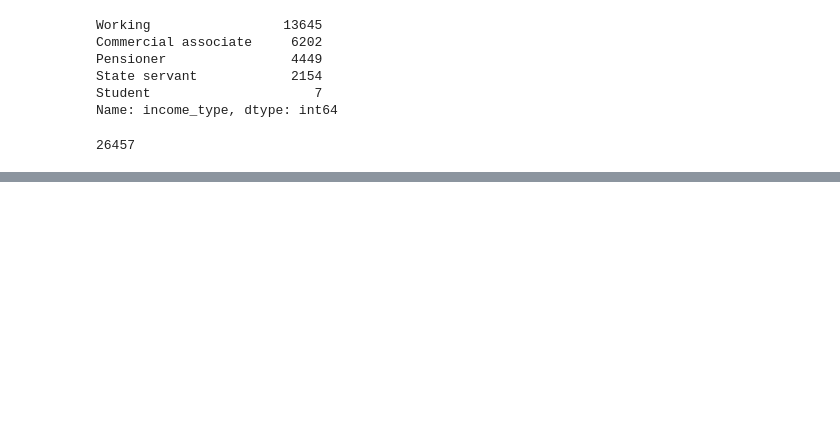
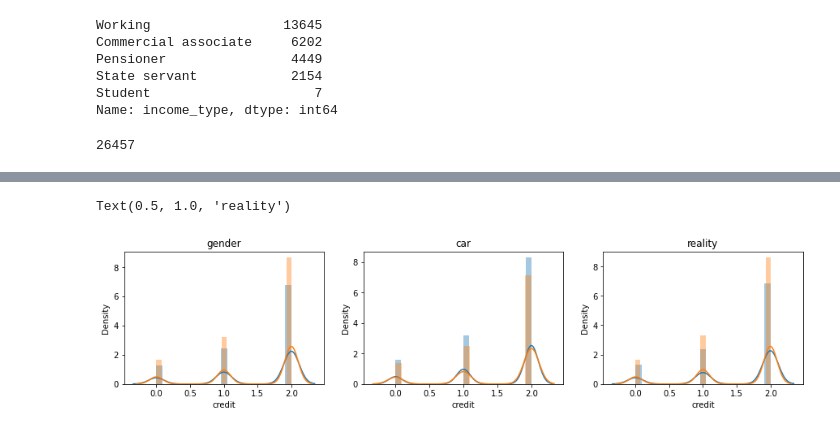
Before and after one commit to Sejong-Kaggle-Challengers/MAIN, a Jupyter notebook: [16-1]신용카드사용자연체예측AI경진대회/조영래/데이터확인.ipynb, the cells around one changed output, grey strips where cells are left out. Saved outputs shown, nothing was run; the diff lists cells and outputs as text; code cells hidden in the pictures; blank space fills up the shorter version.

```diff
--- a/[16-1]신용카드사용자연체예측AI경진대회/조영래/데이터확인.ipynb
+++ b/[16-1]신용카드사용자연체예측AI경진대회/조영래/데이터확인.ipynb
@@ -114,0 +121,2 @@ len(train['index'].unique())
+# %%
+train_y = train['credit'].astype(int)
@@ -114,0 +134,20 @@ len(train['index'].unique())
+# %%
+# 위에가 하늘색... 아래가 주황색...
+
+fig, axes = plt.subplots(1, 3, figsize=(15, 3))
+
+sns.distplot(train_y[train['gender']=='M'], ax=axes[0])
+sns.distplot(train_y[train['gender']=='F'], ax=axes[0])
+
+sns.distplot(train_y[train['car']=='N'], ax=axes[1])
+sns.distplot(train_y[train['car']=='Y'], ax=axes[1])
+
+sns.distplot(train_y[train['reality']=='N'], ax=axes[2])
+sns.distplot(train_y[train['reality']=='Y'], ax=axes[2])
+
+axes[0].set_title('gender')
+axes[1].set_title('car')
+axes[2].set_title('reality')
+# %% [output]
+Text(0.5, 1.0, 'reality')
+[figure, added]
```
Also changed, not shown: parts of 14 cells of this notebook.
